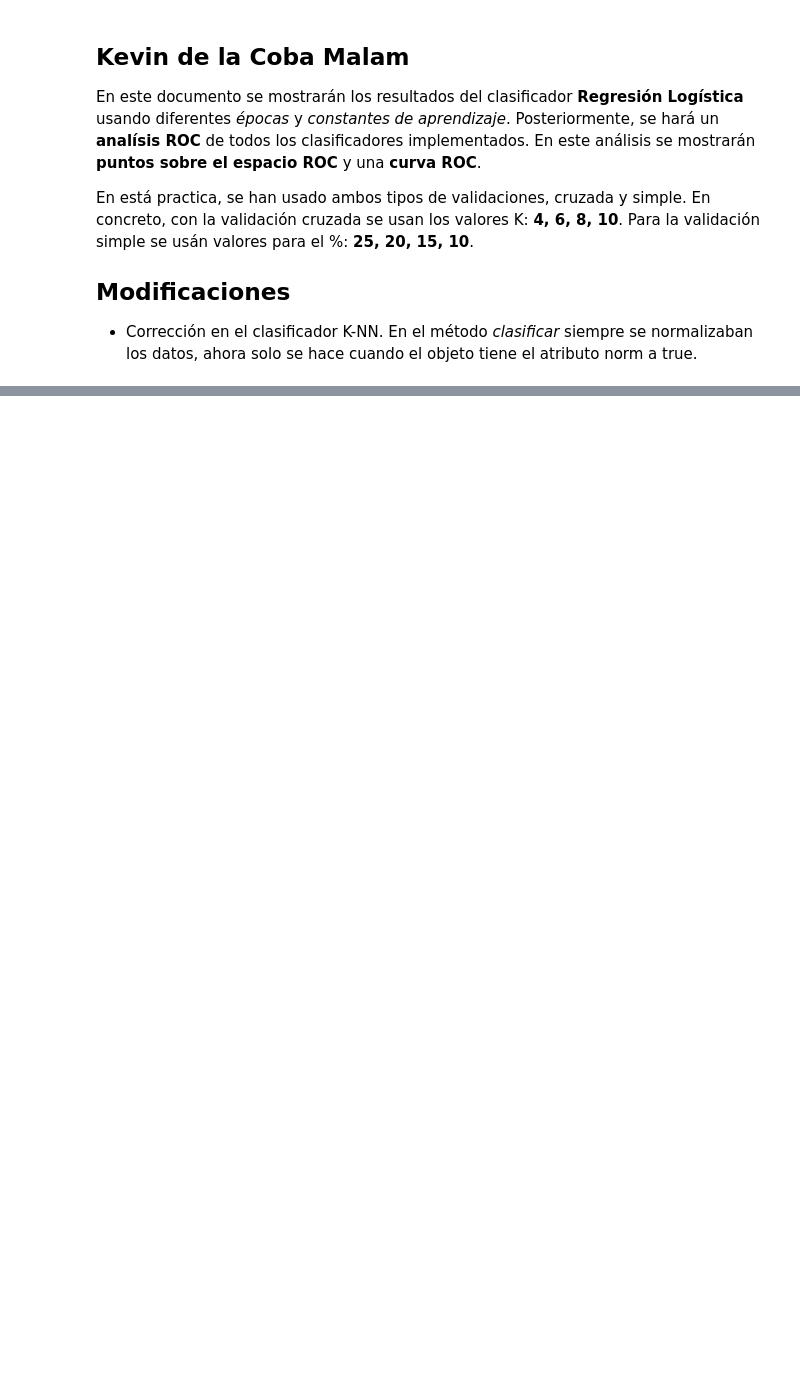
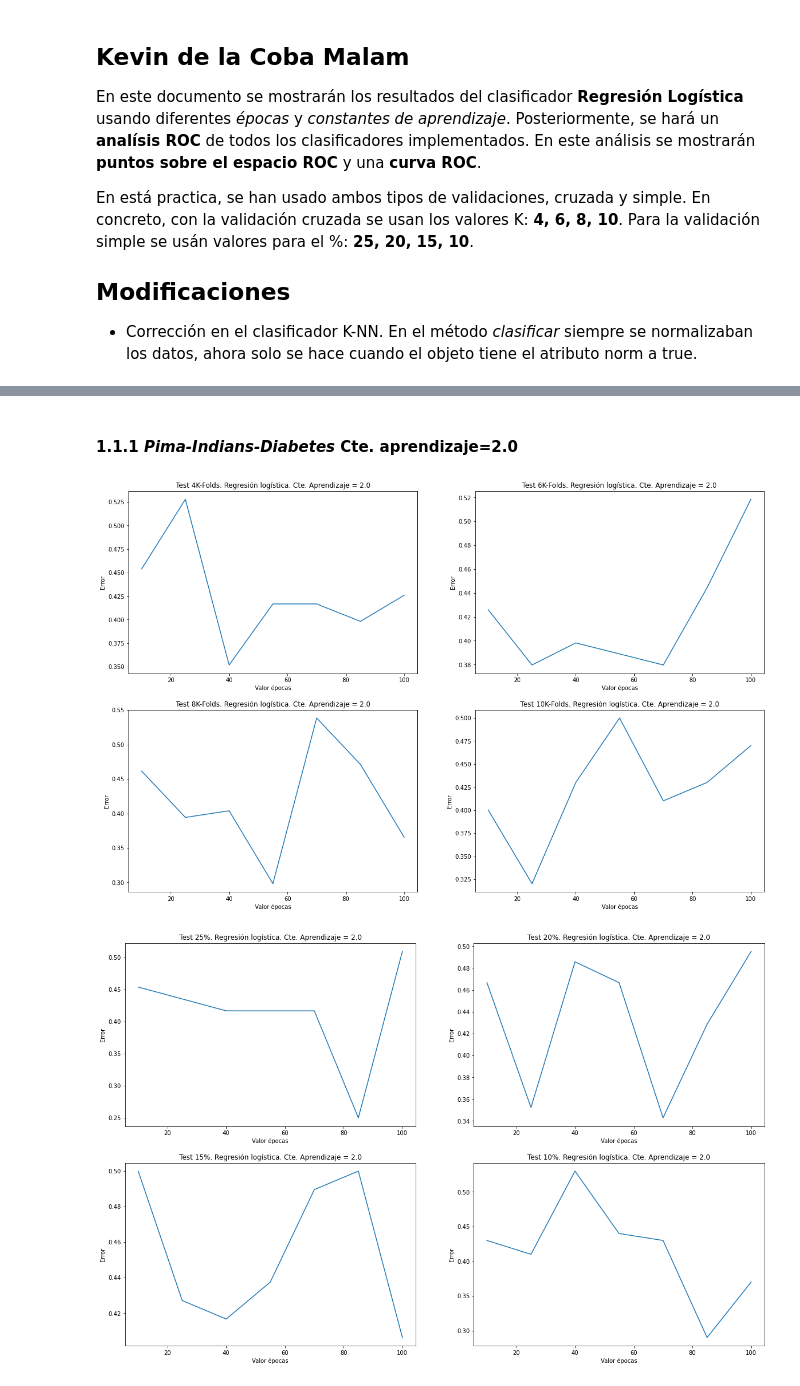
Before and after one commit to kecoma1/FAA, a Jupyter notebook: LAB_4/Memoria.ipynb, the cells around one changed output, grey strips where cells are left out. Cells and saved outputs as stored; diff of their text form; code cells hidden in the pictures; blank space fills up the shorter version.

```diff
--- a/LAB_4/Memoria.ipynb
+++ b/LAB_4/Memoria.ipynb
@@ -48,0 +75,8 @@ utils.plot_histograms(errorMedioPimaVC, 100)
+# %% [markdown]
+#### 1.1.1 *Pima-Indians-Diabetes* Cte. aprendizaje=2.0
+# %%
+utils.plot_epoch(errorMedioPimaVC, 2.0, False)
+utils.plot_epoch(errorMedioPimaVS, 2.0, True)
+# %% [output]
+[figure, added]
+[figure, added]
```
Also changed, not shown: parts of 35 cells of this notebook, 2 other files.
